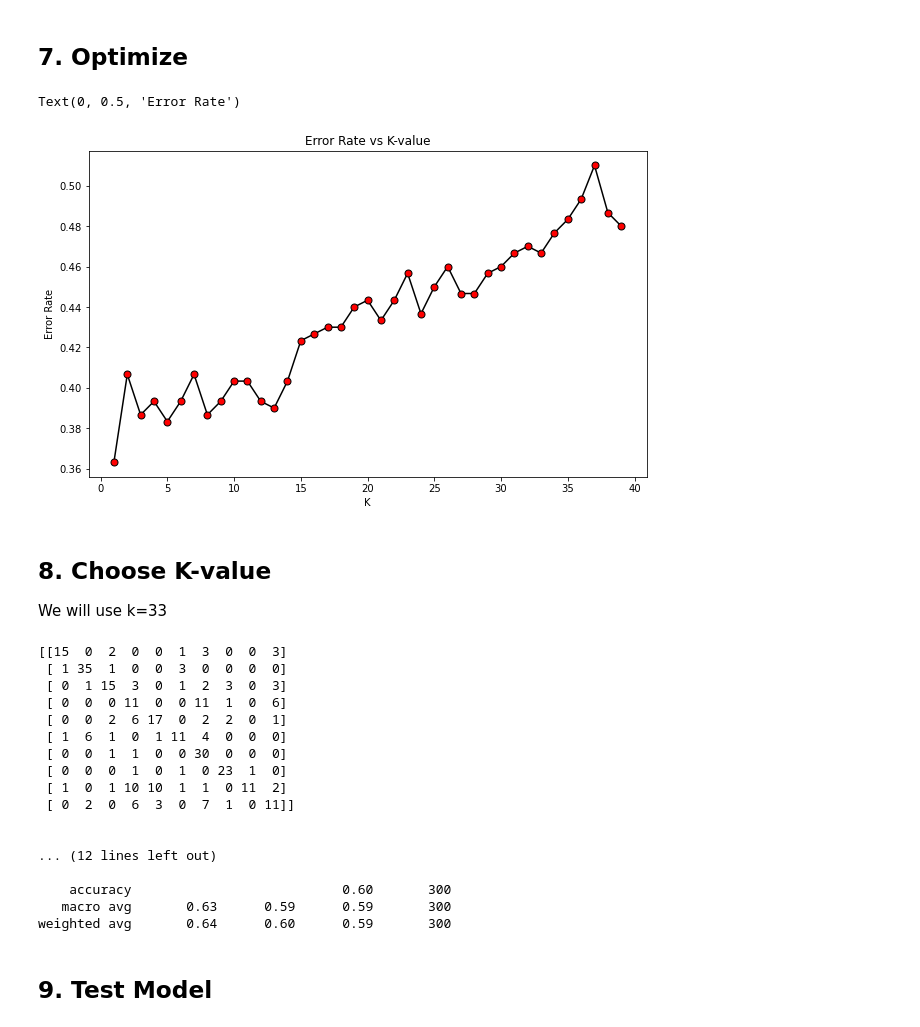
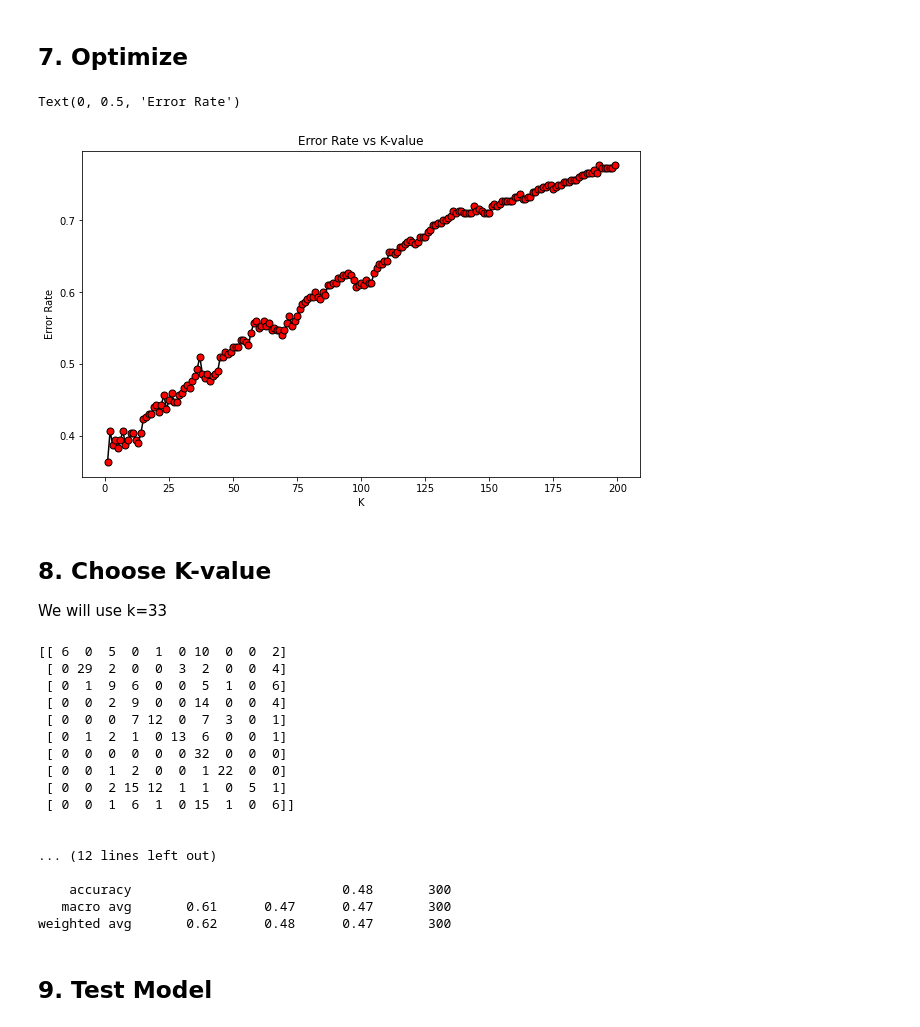
Before and after one commit to mdtc/MusicGenreClassifier, a Jupyter notebook: MLMusicGenre.ipynb, the cells around one changed output. Saved outputs shown, nothing was run; the diff lists cells and outputs as text; code cells hidden in the pictures.

```diff
--- a/MLMusicGenre.ipynb
+++ b/MLMusicGenre.ipynb
@@ -186,0 +133,3 @@ df_feat
+# %%
+df_feat = standardize(features)
+df_feat
@@ -199,5 +162,5 @@ X_train,  X_test, y_train, y_test = train_test_split(X, y, test_size=0.3, random
 # Instance of the classifier with k=1
 
 knn = KNeighborsClassifier(n_neighbors=1)
+knn.fit(X_train, y_train.values.ravel())
+pred = knn.predict(X_test)
-# %%
-knn.fit(X_train, y_train)
@@ -238,33 +195,27 @@ weighted avg       0.66      0.64      0.64       300
 # Iterate the model for different k values and calculate Error Rates
 error_rate = []
 
-for i in range(1,40):
+for i in range(1,200):
     knn = KNeighborsClassifier(n_neighbors=i)
-    knn.fit(X_train,y_train)
+    knn.fit(X_train,y_train.values.ravel())
     prediction = knn.predict(X_test)
-    error_rate.append(np.mean(prediction!=y_test)) # Mean of boolean array, 1: mistake, 0: right
+    error_rate.append(np.mean(prediction!=y_test.values.ravel())) # Mean of boolean array, 1: mistake, 0: right
 # %%
 # Plot error rates to optimize k value
 
 plt.figure(figsize=(10,6))
-plt.plot(range(1,40),
-         error_rate,
-         color="black",
-         linestyle="-",
-         marker="o",
-         markerfacecolor="red",
-         markersize=7)
+plt.plot(range(1,200), error_rate, color="black", linestyle="-", marker="o", markerfacecolor="red", markersize=7)
 plt.title("Error Rate vs K-value")
 plt.xlabel("K")
 plt.ylabel("Error Rate")
 # %% [output]
 Text(0, 0.5, 'Error Rate')
-[figure, old version]
+[figure, new version]
 # %% [markdown]
 ## 8. Choose K-value
 We will use k=33
 # %%
-knn = KNeighborsClassifier(n_neighbors=14)
+knn = KNeighborsClassifier(n_neighbors=50)
 knn.fit(X_train,y_train)
 pred = knn.predict(X_test)
 
@@ -272,22 +223,22 @@ print(confusion_matrix(y_test,pred))
 print("\n")
 print(classification_report(y_test,pred))
 # %% [output]
-[[15  0  2  0  0  1  3  0  0  3]
- [ 1 35  1  0  0  3  0  0  0  0]
- [ 0  1 15  3  0  1  2  3  0  3]
- [ 0  0  0 11  0  0 11  1  0  6]
- [ 0  0  2  6 17  0  2  2  0  1]
- [ 1  6  1  0  1 11  4  0  0  0]
- [ 0  0  1  1  0  0 30  0  0  0]
- [ 0  0  0  1  0  1  0 23  1  0]
- [ 1  0  1 10 10  1  1  0 11  2]
- [ 0  2  0  6  3  0  7  1  0 11]]
+[[ 6  0  5  0  1  0 10  0  0  2]
+ [ 0 29  2  0  0  3  2  0  0  4]
+ [ 0  1  9  6  0  0  5  1  0  6]
+ [ 0  0  2  9  0  0 14  0  0  4]
+ [ 0  0  0  7 12  0  7  3  0  1]
+ [ 0  1  2  1  0 13  6  0  0  1]
+ [ 0  0  0  0  0  0 32  0  0  0]
+ [ 0  0  1  2  0  0  1 22  0  0]
+ [ 0  0  2 15 12  1  1  0  5  1]
+ [ 0  0  1  6  1  0 15  1  0  6]]
 
 
 ... (12 lines left out)
 
-    accuracy                           0.60       300
-   macro avg       0.63      0.59      0.59       300
-weighted avg       0.64      0.60      0.59       300
+    accuracy                           0.48       300
+   macro avg       0.61      0.47      0.47       300
+weighted avg       0.62      0.48      0.47       300
 # %% [markdown]
 ## 9. Test Model
```
Also changed, not shown: parts of 24 cells of this notebook, 2 other files.
